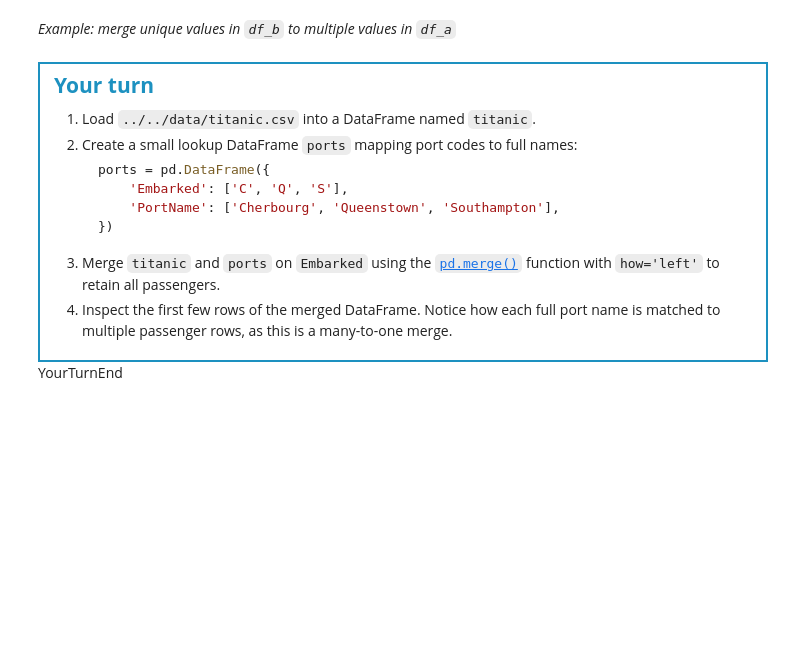
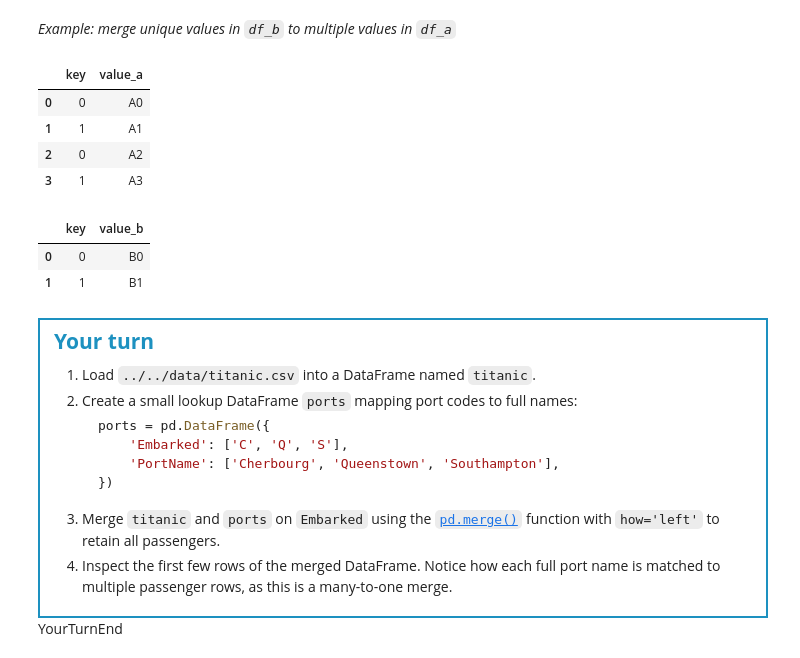
Before and after one commit to mariushemp/TECH2-H26, a Jupyter notebook: lectures/lecture5/lecture5-MHP2.ipynb, the cells around one changed output. Drawn from its saved outputs; the diff is of its cells as text; code cells hidden in the pictures; blank space fills up the shorter version.

```diff
--- a/lectures/lecture5/lecture5-MHP2.ipynb
+++ b/lectures/lecture5/lecture5-MHP2.ipynb
@@ -317,3 +374,17 @@ df_a = pd.DataFrame({'key': [0, 1, 0, 1], 'value_a': ['A0', 'A1', 'A2', 'A3']})
 
 # Create second DataFrame with 2 rows, unique key
 df_b = pd.DataFrame({'key': [0, 1], 'value_b': ['B0', 'B1']})
+# %%
+df_a
+# %% [output]
+|  | key | value_a |
+| 0 | 0 | A0 |
+| 1 | 1 | A1 |
+| 2 | 0 | A2 |
+| 3 | 1 | A3 |
+# %%
+df_b
+# %% [output]
+|  | key | value_b |
+| 0 | 0 | B0 |
+| 1 | 1 | B1 |
```
Also changed, not shown: parts of 33 cells of this notebook.
